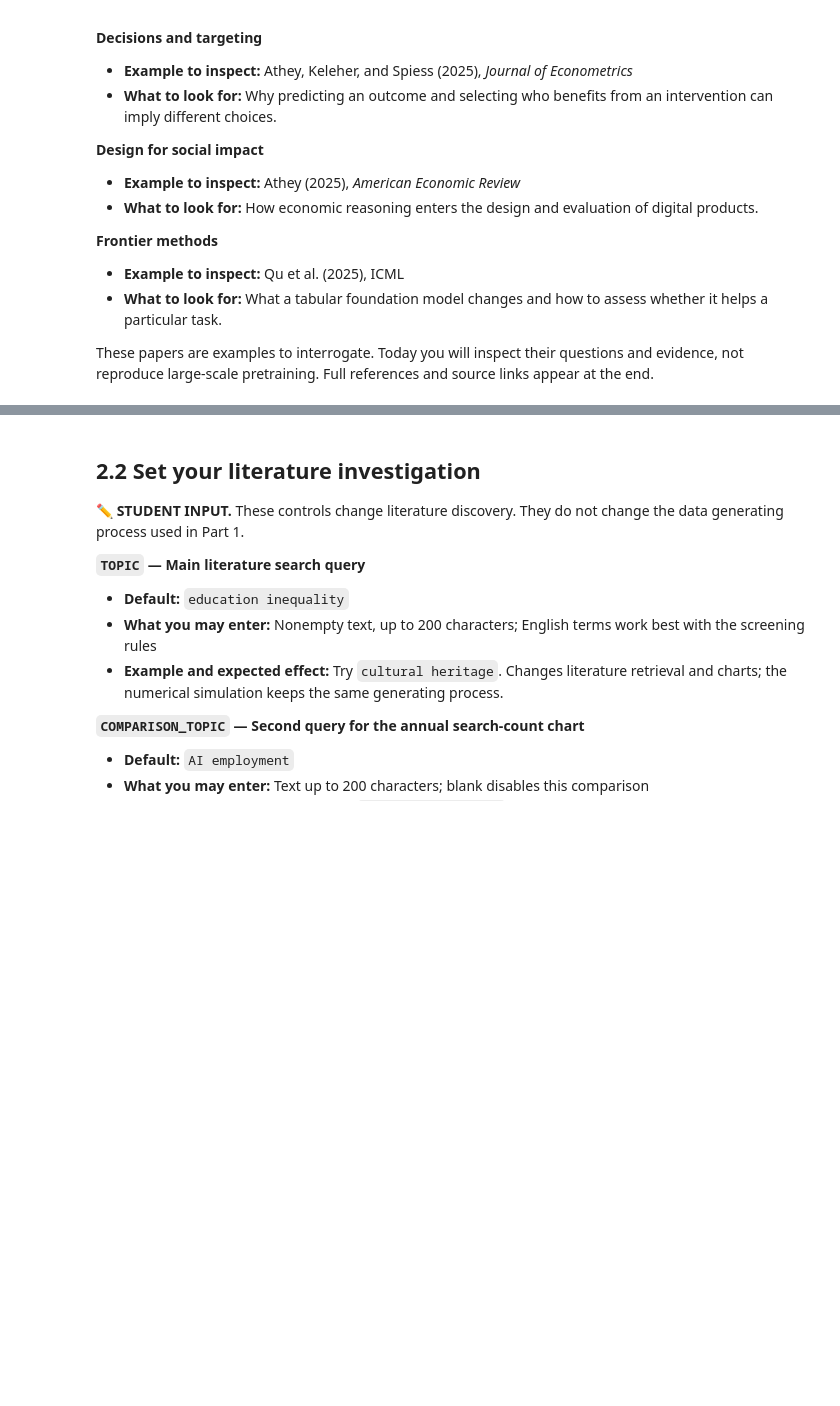
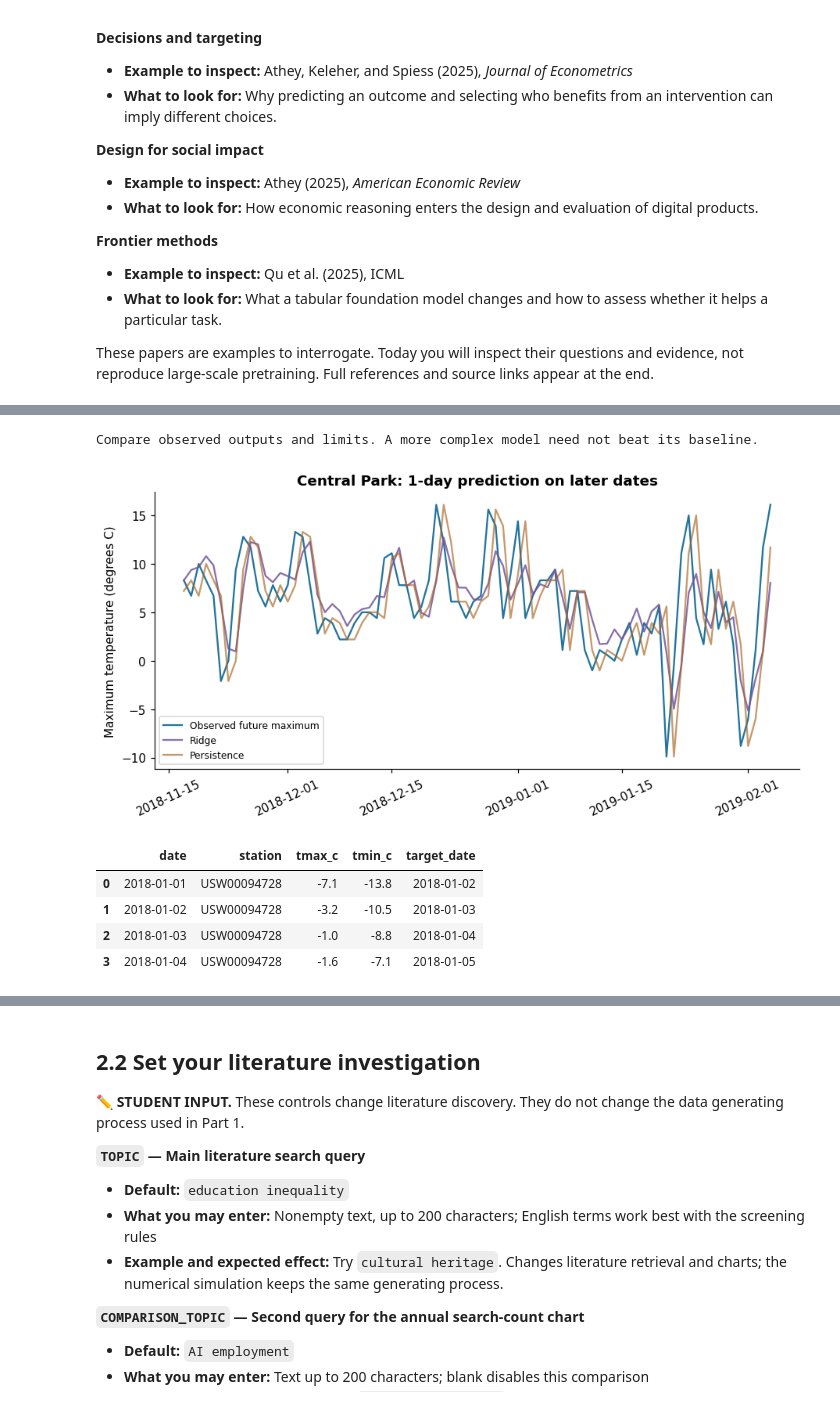
Before and after one commit to sunshineluyao/ml4ss, a Jupyter notebook: modules/00-foundations/02_week1_research_innovation.ipynb, the cells around one changed output, grey strips where cells are left out. Drawn from its saved outputs; the diff is of its cells as text; code cells hidden in the pictures; blank space fills up the shorter version.

Commit message:
Align Week 1 Research with Monday feedback and add empirical data exploration

```diff
--- a/modules/00-foundations/02_week1_research_innovation.ipynb
+++ b/modules/00-foundations/02_week1_research_innovation.ipynb
@@ -1078,0 +1117,8 @@ These papers are examples to interrogate. Today you will inspect their questions
+# %%
+# @title ✏️ STUDENT INPUT — Catalog and real-data exploration
+DATASET_ID = "ghcn" # @param ["fma", "artemis", "finqa", "lexglue", "folktables", "sustainbench", "dynamicworld", "weatherbench2", "ghcn"]
+EMPIRICAL_DEMO = "ghcn" # @param ["fma", "finqa", "ghcn"]
+MAX_ROWS = 400 # @param {type:"slider", min:50, max:800, step:50}
+FMA_VIEW = "Top-level genres" # @param ["Top-level genres", "All genres"]
+HORIZON_DAYS = 1 # @param [1, 3, 7]
+TEST_SHARE = 0.2 # @param {type:"slider", min:0.2, max:0.4, step:0.1}
@@ -1078,0 +1173,66 @@ These papers are examples to interrogate. Today you will inspect their questions
+# %%
+# @title ▶️ RUN & OBSERVE — Inspect empirical evidence and its limits
+assert EMPIRICAL_DEMO in ['fma','finqa','ghcn']
+assert DATASET_ID in [d['id'] for d in DATASET_CATALOG]
+assert selected_dataset['id'] == DATASET_ID, 'Catalog selection changed; rerun the dataset-passport cell.'
+assert 50 <= MAX_ROWS <= 800 and MAX_ROWS % 50 == 0
+assert FMA_VIEW in ['Top-level genres','All genres']
+assert HORIZON_DAYS in [1,3,7] and 0.2 <= TEST_SHARE <= 0.4
+fig, ax = plt.subplots(figsize=(8.4,4.3))
+empirical_metrics = {}
+if EMPIRICAL_DEMO == 'fma':
+    empirical = pd.read_csv(io.StringIO(EMPIRICAL_SNAPSHOTS['fma_genres.csv']))
+    empirical = empirical.head(int(MAX_ROWS)).copy()
+    view = empirical.loc[empirical['parent'] == 0] if FMA_VIEW == 'Top-level genres' else empirical
+    shown = view.nlargest(8,'#tracks').sort_values('#tracks')
+    ax.barh(shown['title'],shown['#tracks'],color='#22749C')
+    ax.set(xlabel='Published track-to-genre assignments (may overlap)',title='FMA: archive composition in a selected taxonomy view')
+    empirical_metrics={'analysis':'descriptive archive inspection','rows_inspected':len(empirical),'genre_rows_in_view':len(view),'setting':FMA_VIEW,'limit':'Overlapping genre counts are not unique-track counts or population shares.'}
+elif EMPIRICAL_DEMO == 'finqa':
+    empirical = pd.DataFrame(json.loads(EMPIRICAL_SNAPSHOTS['finqa_training_excerpt.json'])).head(int(MAX_ROWS)).copy()
+    empirical['first_operation'] = empirical['program'].str.extract(r'([A-Za-z_]+)\(').fillna('unparsed')
+    operations=empirical['first_operation'].value_counts().head(8).sort_values()
+    ax.barh(operations.index,operations.values,color='#22749C')
+    ax.set(xlabel='Examples in this selected training excerpt',title='FinQA: first arithmetic operation in training records')
+    empirical_metrics={'analysis':'descriptive training-record inspection','rows_inspected':len(empirical),'limit':'First training examples, not a random sample or a test evaluation.'}
+else:
+    from sklearn.linear_model import Ridge
+    empirical = pd.read_csv(io.StringIO(EMPIRICAL_SNAPSHOTS['ghcn_central_park_2018_2020.csv']),parse_dates=['date']).head(int(MAX_ROWS)).copy()
+    empirical['target_date']=empirical['date']+pd.to_timedelta(HORIZON_DAYS,unit='D')
+    targets=empirical[['date','tmax_c']].rename(columns={'date':'target_date','tmax_c':'target_c'})
+    model_data=empirical.merge(targets,on='target_date',how='inner').sort_values('date')
+    model_data['season_sin']=np.sin(2*np.pi*model_data.date.dt.dayofyear/365.25)
+    model_data['season_cos']=np.cos(2*np.pi*model_data.date.dt.dayofyear/365.25)
+    split_time=model_data.date.iloc[int(len(model_data)*(1-TEST_SHARE))]
+    train=model_data.loc[model_data.target_date < split_time].copy()
+    test=model_data.loc[model_data.date >= split_time].copy()
+    assert len(train)>15 and len(test)>5 and train.target_date.max()<test.date.min()
+    features=['tmax_c','tmin_c','season_sin','season_cos']
+    model=Ridge(alpha=1.0).fit(train[features],train.target_c)
+    test['ridge_prediction_c']=model.predict(test[features])
+    test['persistence_prediction_c']=test['tmax_c']
+    ridge_mae=float(np.abs(test.target_c-test.ridge_prediction_c).mean())
+    persistence_mae=float(np.abs(test.target_c-test.persistence_prediction_c).mean())
+    ax.plot(test.target_date,test.target_c,label='Observed future maximum',color='#22749C')
+    ax.plot(test.target_date,test.ridge_prediction_c,label='Ridge',color='#75579B',alpha=.85)
+    ax.plot(test.target_date,test.persistence_prediction_c,label='Persistence',color='#A8631E',alpha=.65)
+    ax.set(ylabel='Maximum temperature (degrees C)',title=f'Central Park: {HORIZON_DAYS}-day prediction on later dates')
+    ax.tick_params(axis='x',rotation=25);ax.legend(fontsize=8)
+    test.to_csv(OUT/'empirical_weather_test_predictions.csv',index=False)
+    empirical_metrics={'analysis':'chronological held-out prediction','rows_inspected':len(empirical),'train_rows':len(train),'test_rows':len(test),'horizon_days':HORIZON_DAYS,'split_date':str(split_time.date()),'ridge_mae_c':ridge_mae,'persistence_mae_c':persistence_mae,'train_last_target':str(train.target_date.max().date()),'test_first_input':str(test.date.min().date()),'limit':'One station and a small period; no global trend, causal or policy effect.'}
+fig.tight_layout();fig.savefig(OUT/'empirical_evidence.png',dpi=160);fig.savefig(OUT/'empirical_evidence.pdf')
+display(fig);plt.close(fig);display(empirical.head(4));display(pd.DataFrame(list(empirical_metrics.items()),columns=['Check','Observed result or limit']))
+empirical.to_csv(OUT/'empirical_rows_inspected.csv',index=False)
+(OUT/'empirical_metrics.json').write_text(json.dumps(empirical_metrics,indent=2))
+(OUT/'dataset_catalog.json').write_text(json.dumps(DATASET_CATALOG,indent=2))
+(OUT/'snapshot_provenance.json').write_text(json.dumps(SNAPSHOT_PROVENANCE,indent=2))
+EMPIRICAL_SETTINGS_USED={k:globals()[k] for k in ['DATASET_ID','EMPIRICAL_DEMO','MAX_ROWS','FMA_VIEW','HORIZON_DAYS','TEST_SHARE']}
+print('Compare observed outputs and limits. A more complex model need not beat its baseline.')
+# %% [output]
+Compare observed outputs and limits. A more complex model need not beat its baseline.
+[figure, added]
+|  | date | station | tmax_c | tmin_c | target_date |
+| 0 | 2018-01-01 | USW00094728 | -7.1 | -13.8 | 2018-01-02 |
+| 1 | 2018-01-02 | USW00094728 | -3.2 | -10.5 | 2018-01-03 |
+| 2 | 2018-01-03 | USW00094728 | -1.0 | -8.8 | 2018-01-04 |
+| 3 | 2018-01-04 | USW00094728 | -1.6 | -7.1 | 2018-01-05 |
```
Also changed, not shown: parts of 12 cells of this notebook, 2 other files.
